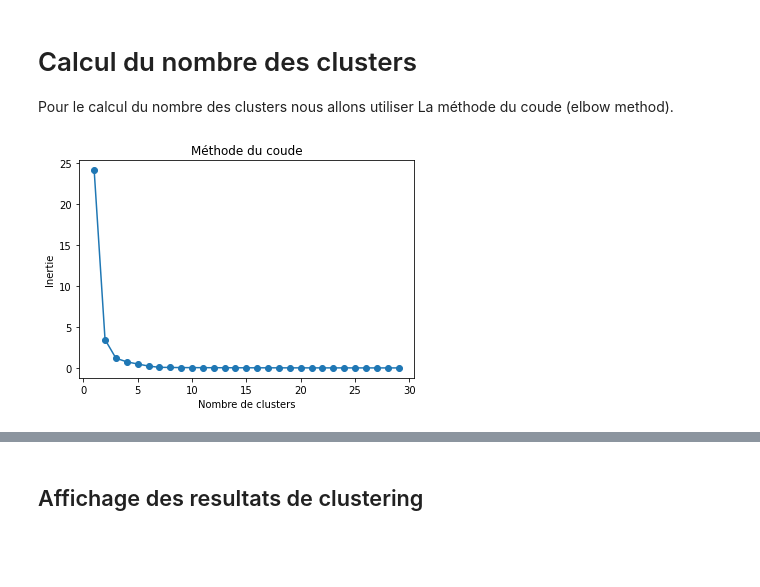
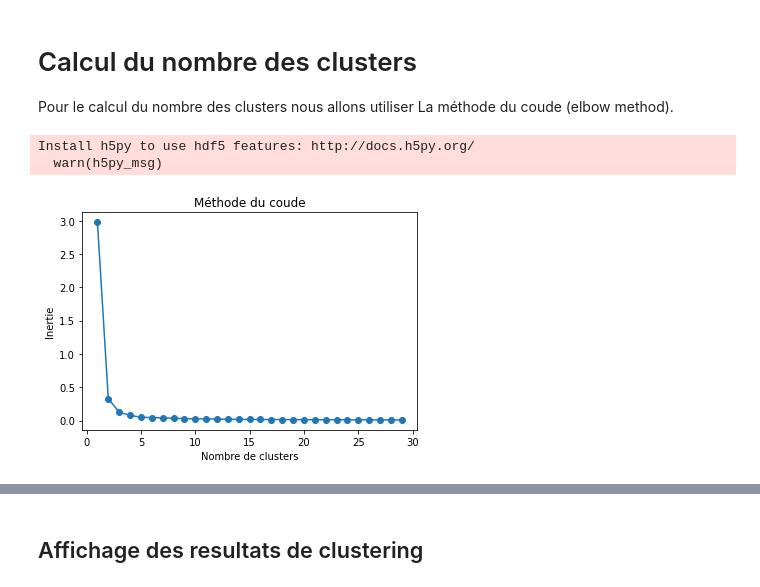
Before and after one commit to Cristina-MariaG/Big_data_clustering_electricity_consumption, a Jupyter notebook: a_day_profil_conso_office_electricity_exam_building_1_.ipynb, the cells around one changed output, grey strips where cells are left out. Drawn from its saved outputs; the diff is of its cells as text; code cells hidden in the pictures; blank space fills up the shorter version.

```diff
--- a/1_day_profil_conso_office_electricity_exam.ipynb
+++ b/a_day_profil_conso_office_electricity_exam_building_1_.ipynb
@@ -374,0 +533,35 @@ df_profil_day.reset_index(drop=True, inplace=True)
+# %%
+from tslearn.clustering import silhouette_score
+from tslearn.clustering import TimeSeriesKMeans
+
+# Liste des paramètres à tester
+n_clusters_list = [2, 3, 4, 5]
+n_init_list = [1, 5, 10]
+# metrics_list = ["euclidean", "dtw", "softdtw"]
+# metrics_list = ["euclidean", "dtw"]
+metrics_list = ["dtw"]
+random_state_list = [0,42, 100, 2022]
+
+for n_clusters in n_clusters_list:
+    for n_init in n_init_list:
+        for metric in metrics_list:
+            for random_state in random_state_list:
+                # Création du modèle avec les paramètres actuels
+                model_ts = TimeSeriesKMeans(
+                    n_clusters=n_clusters,
+                    n_init=n_init,
+                    verbose=False,
+                    metric=metric,
+                    random_state=random_state,
+                )
+
+                # Entraînement du modèle
+                model_ts.fit(df_profil_day)
+
+                # Calcul de la métrique (par exemple, le score silhouette)
+                score = silhouette_score(df_profil_day, model_ts.labels_, metric=metric)
+
+                # Affichage des résultats
+                print(
+                    f"Clusters: {n_clusters}, n_init: {n_init}, Metric: {metric}, Random State: {random_state}, Score: {score}, Inertia: {model_ts.inertia_}"
+                )
@@ -378,27 +599,33 @@ Pour le calcul du nombre des clusters nous allons utiliser La méthode du coude
 # %%
 from matplotlib import pyplot as plt
 from tslearn.clustering import TimeSeriesKMeans
 
 
 def calcul_clusters_number_tslearn(X):
     inertia = []
     nb_maximal = 30
 
     for k in range(1, nb_maximal):
         km = TimeSeriesKMeans(
-            n_clusters=k, metric="euclidean", max_iter=5, random_state=0
+            n_clusters=k,
+            n_init=2,
+            metric="dtw",
+            max_iter_barycenter=20,
+            random_state=0,
         )
         kmeans = km.fit(X)
         inertia.append(kmeans.inertia_)
 
     plt.plot(range(1, nb_maximal), inertia, marker="o")
     plt.title("Méthode du coude")
     plt.xlabel("Nombre de clusters")
     plt.ylabel("Inertie")
 
     plt.show()
 
 
-calcul_clusters_number_tslearn(df_profil_day_original)
+calcul_clusters_number_tslearn(df_profil_day)
 # %% [output]
+Install h5py to use hdf5 features: http://docs.h5py.org/
+  warn(h5py_msg)
-[figure, old version]
+[figure, new version]
```
Also changed, not shown: parts of 32 cells of this notebook, 9 other files.
